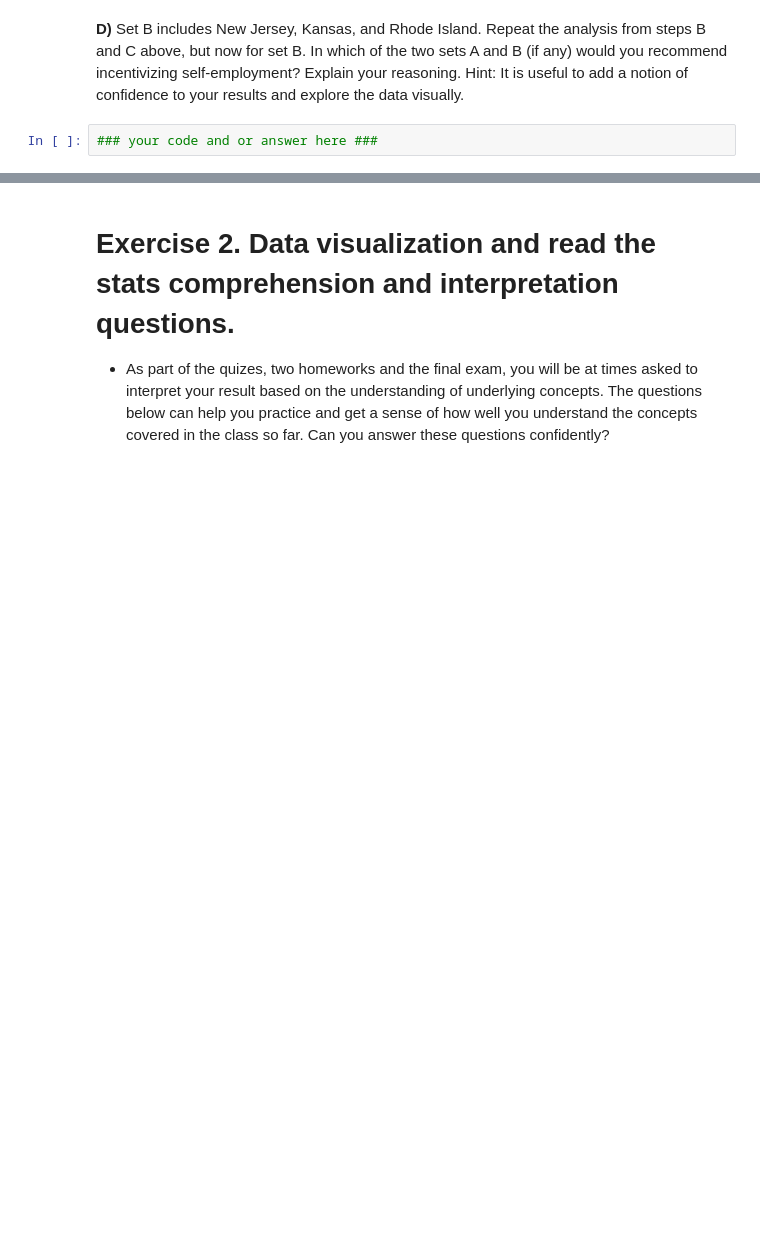
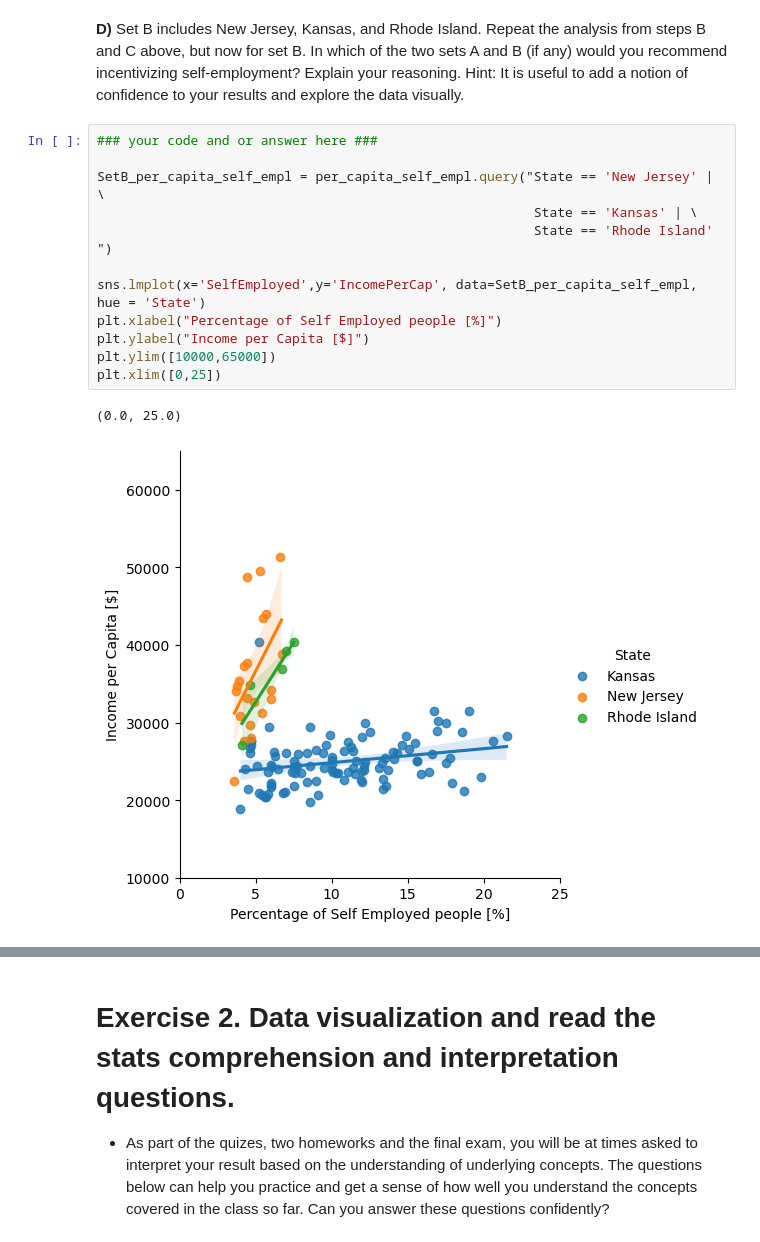
Before and after one commit to jonlecumberri/labsessionsADA2024, a Jupyter notebook: 03 - Describing data/Describing_data_exercise.ipynb, the cells around one changed output, grey strips where cells are left out. Cells and saved outputs as stored; diff of their text form; blank space fills up the shorter version.

```diff
--- a/03 - Describing data/Describing_data_exercise.ipynb
+++ b/03 - Describing data/Describing_data_exercise.ipynb
@@ -253,4 +279,17 @@ PearsonRResult(statistic=np.float64(-0.23836048684913153), pvalue=np.float64(0.0
 # %% [markdown]
 **D)** Set B includes New Jersey, Kansas, and Rhode Island. Repeat the analysis from steps B and C above, but now for set B. In which of the two sets A and B (if any) would you recommend incentivizing self-employment? Explain your reasoning. Hint: It is useful to add a notion of confidence to your results and explore the data visually.
-# %%
-### your code and or answer here ###
+# %%
+### your code and or answer here ###
+
+SetB_per_capita_self_empl = per_capita_self_empl.query("State == 'New Jersey' | \
+                                                        State == 'Kansas' | \
+                                                        State == 'Rhode Island' ")
+
+sns.lmplot(x='SelfEmployed',y='IncomePerCap', data=SetB_per_capita_self_empl, hue = 'State')
+plt.xlabel("Percentage of Self Employed people [%]")
+plt.ylabel("Income per Capita [$]")
+plt.ylim([10000,65000])
+plt.xlim([0,25])
+# %% [output]
+(0.0, 25.0)
+[figure, added]
```
Also changed, not shown: parts of 8 cells of this notebook, 1 other file.
